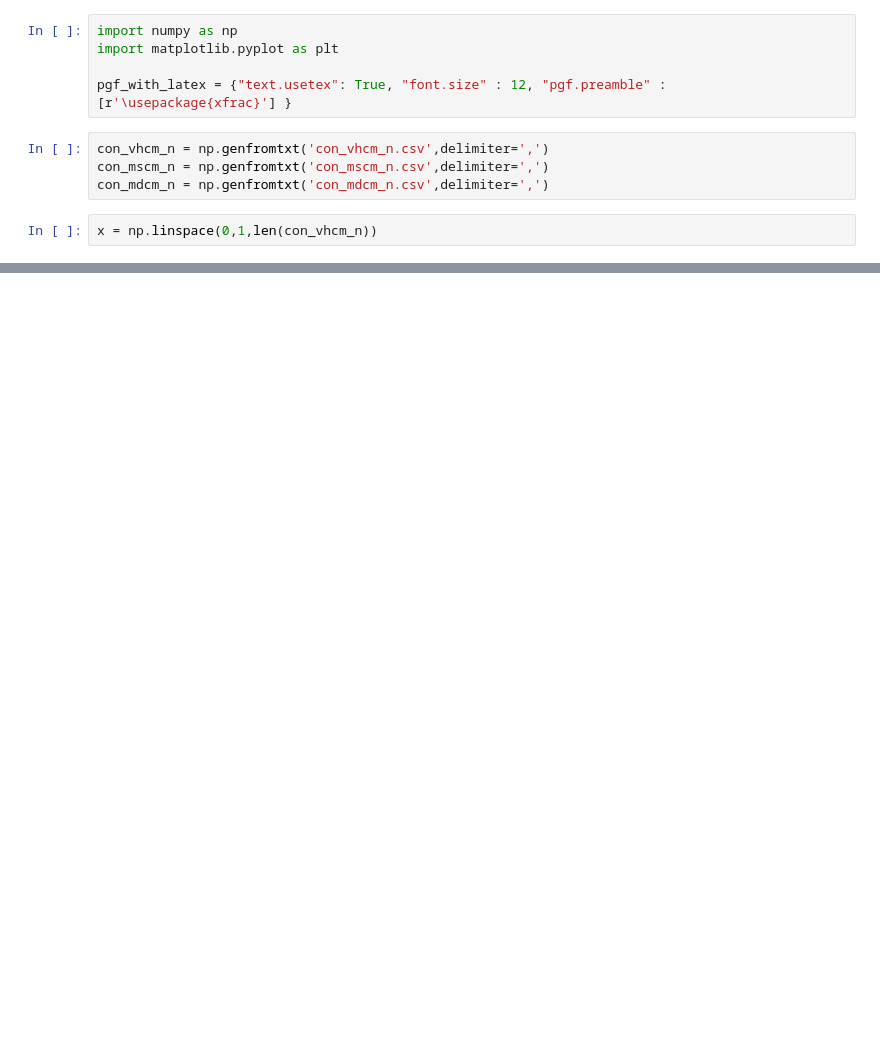
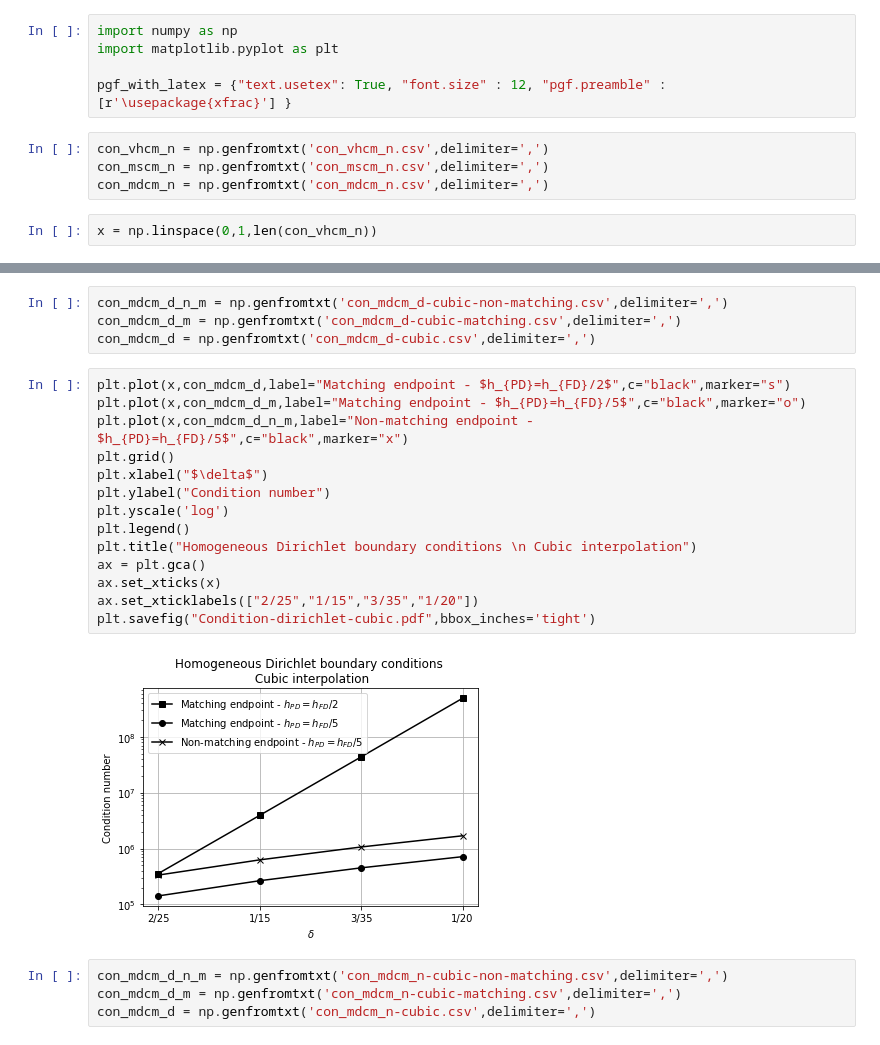
Before and after one commit to diehlpk/reusommer21, a Jupyter notebook: Condition-plot.ipynb, the cells around one changed output, grey strips where cells are left out. Cells and saved outputs as stored; diff of their text form; blank space fills up the shorter version.

Commit message:
Cubic condition numbers

```diff
--- a/Condition-plot.ipynb
+++ b/Condition-plot.ipynb
@@ -47,0 +48,24 @@ plt.savefig("Condition-dirichlet.pdf",bbox_inches='tight')
+# %%
+con_mdcm_d_n_m = np.genfromtxt('con_mdcm_d-cubic-non-matching.csv',delimiter=',')
+con_mdcm_d_m = np.genfromtxt('con_mdcm_d-cubic-matching.csv',delimiter=',')
+con_mdcm_d = np.genfromtxt('con_mdcm_d-cubic.csv',delimiter=',')
+# %%
+plt.plot(x,con_mdcm_d,label="Matching endpoint - $h_{PD}=h_{FD}/2$",c="black",marker="s")
+plt.plot(x,con_mdcm_d_m,label="Matching endpoint - $h_{PD}=h_{FD}/5$",c="black",marker="o")
+plt.plot(x,con_mdcm_d_n_m,label="Non-matching endpoint - $h_{PD}=h_{FD}/5$",c="black",marker="x")
+plt.grid()
+plt.xlabel("$\delta$")
+plt.ylabel("Condition number")
+plt.yscale('log')
+plt.legend()
+plt.title("Homogeneous Dirichlet boundary conditions \n Cubic interpolation")
+ax = plt.gca()
+ax.set_xticks(x)
+ax.set_xticklabels(["2/25","1/15","3/35","1/20"])
+plt.savefig("Condition-dirichlet-cubic.pdf",bbox_inches='tight')
+# %% [output]
+[figure, added]
+# %%
+con_mdcm_d_n_m = np.genfromtxt('con_mdcm_n-cubic-non-matching.csv',delimiter=',')
+con_mdcm_d_m = np.genfromtxt('con_mdcm_n-cubic-matching.csv',delimiter=',')
+con_mdcm_d = np.genfromtxt('con_mdcm_n-cubic.csv',delimiter=',')
```
Also changed, not shown: parts of 4 cells of this notebook, 8 other files.
